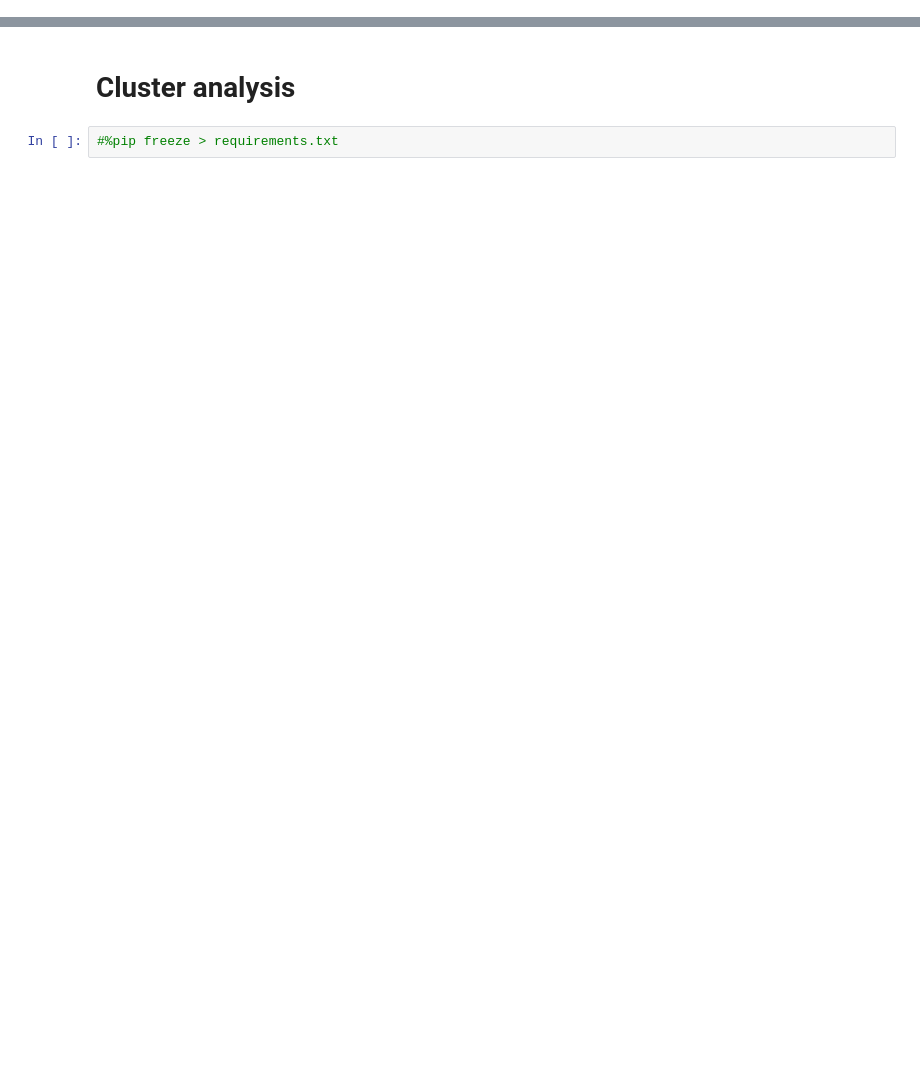
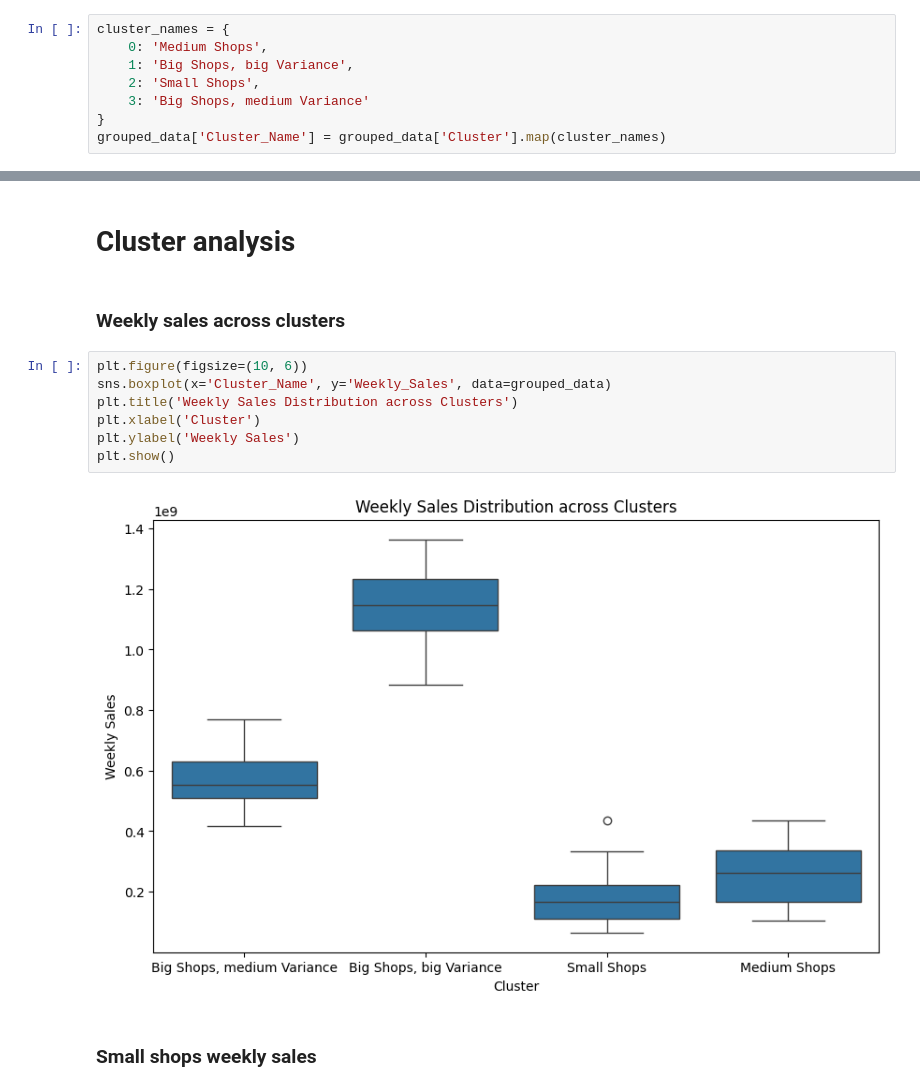
Before and after one commit to JakubKrz/Walmart-sales-analysis, a Jupyter notebook: Walmart-sales-analysis.ipynb, the cells around one changed output, grey strips where cells are left out. Drawn from its saved outputs; the diff is of its cells as text; blank space fills up the shorter version.

```diff
--- a/Walmart-sales-analysis.ipynb
+++ b/Walmart-sales-analysis.ipynb
@@ -257,3 +407,11 @@ plt.grid(True)
 plt.show()
 # %% [output]
 [figure]
+# %%
+cluster_names = {
+    0: 'Medium Shops',
+    1: 'Big Shops, big Variance',
+    2: 'Small Shops',
+    3: 'Big Shops, medium Variance'
+}
+grouped_data['Cluster_Name'] = grouped_data['Cluster'].map(cluster_names)
@@ -260,4 +444,15 @@ plt.show()
 # %% [markdown]
 <h1> Cluster analysis </h1>
-# %%
-#%pip freeze > requirements.txt
+# %% [markdown]
+<h3> Weekly sales across clusters </h3>
+# %%
+plt.figure(figsize=(10, 6))
+sns.boxplot(x='Cluster_Name', y='Weekly_Sales', data=grouped_data)
+plt.title('Weekly Sales Distribution across Clusters')
+plt.xlabel('Cluster')
+plt.ylabel('Weekly Sales')
+plt.show()
+# %% [output]
+[figure, added]
+# %% [markdown]
+<h3> Small shops weekly sales </h3>
```
Also changed, not shown: parts of 61 cells of this notebook, 1 other file.
